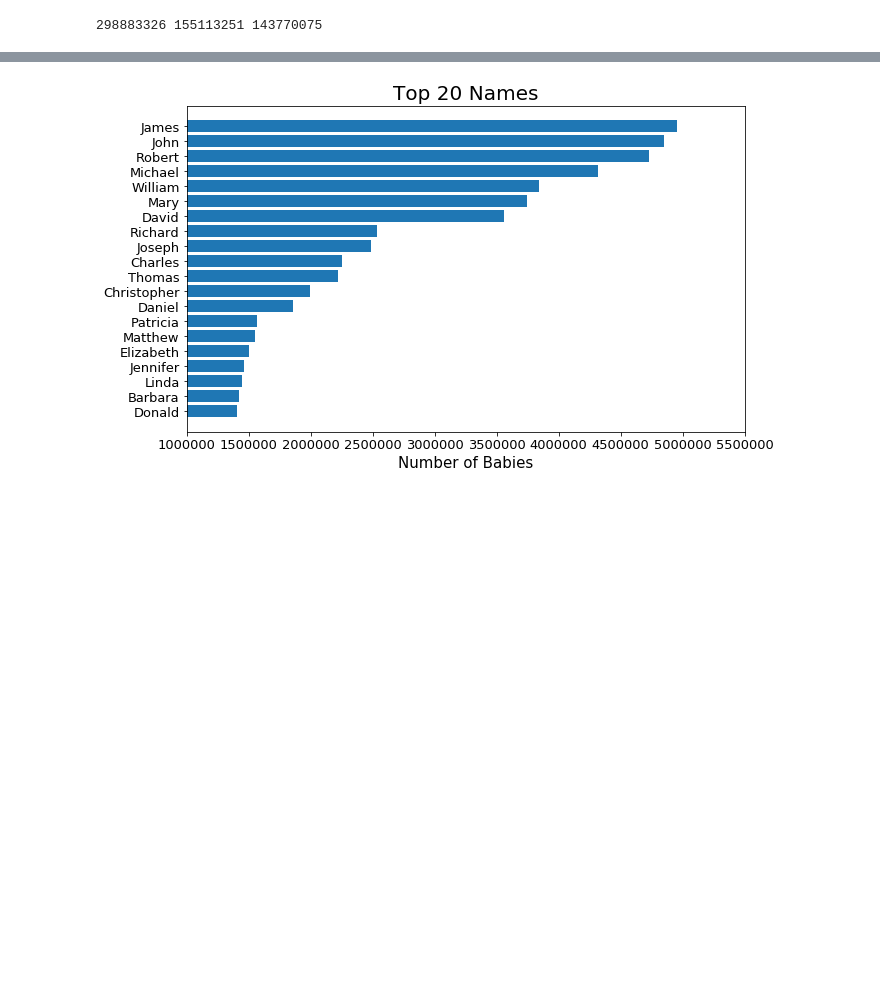
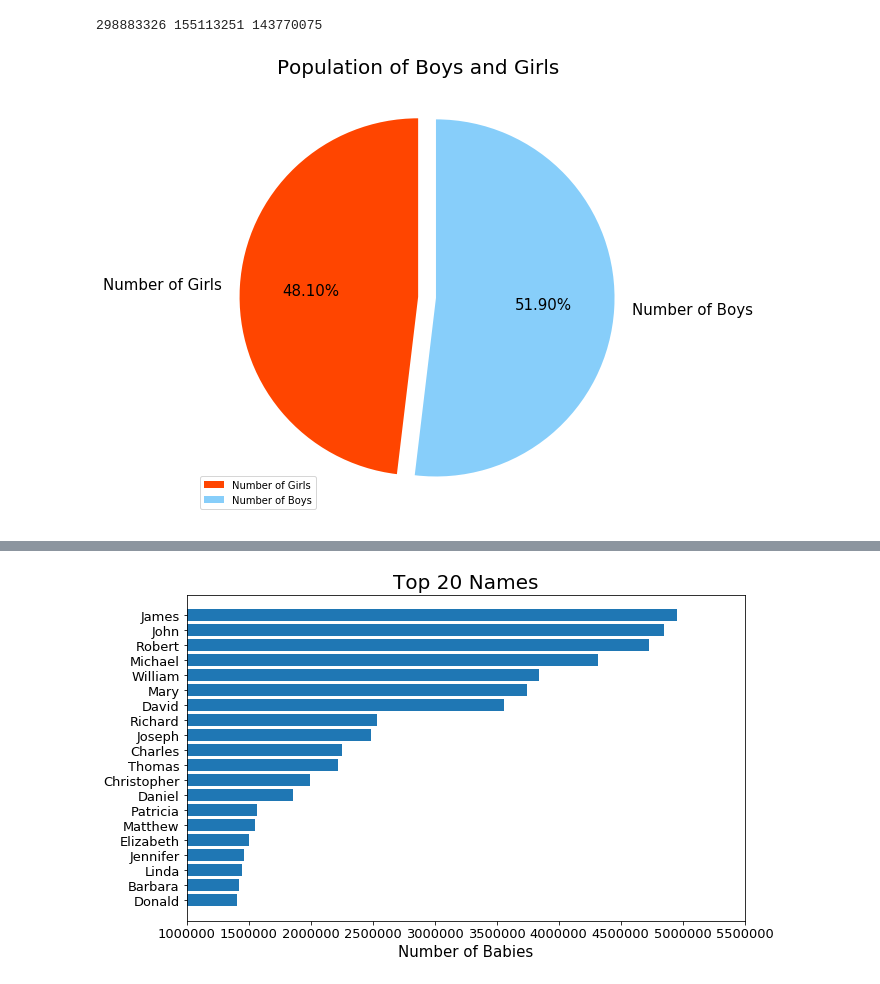
Before and after one commit to vkso/us_baby_name_analysis, a Jupyter notebook: analysis.ipynb, the cells around one changed output, grey strips where cells are left out. Saved outputs shown, nothing was run; the diff lists cells and outputs as text; code cells hidden in the pictures; blank space fills up the shorter version.

```diff
--- a/analysis.ipynb
+++ b/analysis.ipynb
@@ -80,0 +79,31 @@ print(total_num_baby, total_num_boys, total_num_girls)
+# %%
+# 男女比例图
+labels = ['Number of Girls', 'Number of Boys']
+size1 = [total_num_girls, total_num_boys]
+
+explode = (0, 0.1)
+colors = ['orangered', 'lightskyblue']
+
+f = plt.figure(figsize=(8, 8))
+ax1 = f.add_subplot(111)
+plt.axis('equal')
+patches, text1, text2 = ax1.pie(
+    size1,
+    labels = labels,
+    autopct = '%3.2f%%',
+    shadow = False,
+    startangle = 90,
+    pctdistance = 0.6,
+    explode = explode,
+    colors = colors
+)
+
+for t in text1:
+    t.set_size(15)
+for t in text2:
+    t.set_size(15)
+plt.title('Population of Boys and Girls', fontsize=20)
+plt.legend(loc = 'lower left')
+plt.show()
+# %% [output]
+[figure, added]
```
Also changed, not shown: parts of 22 cells of this notebook, 5 other files.
